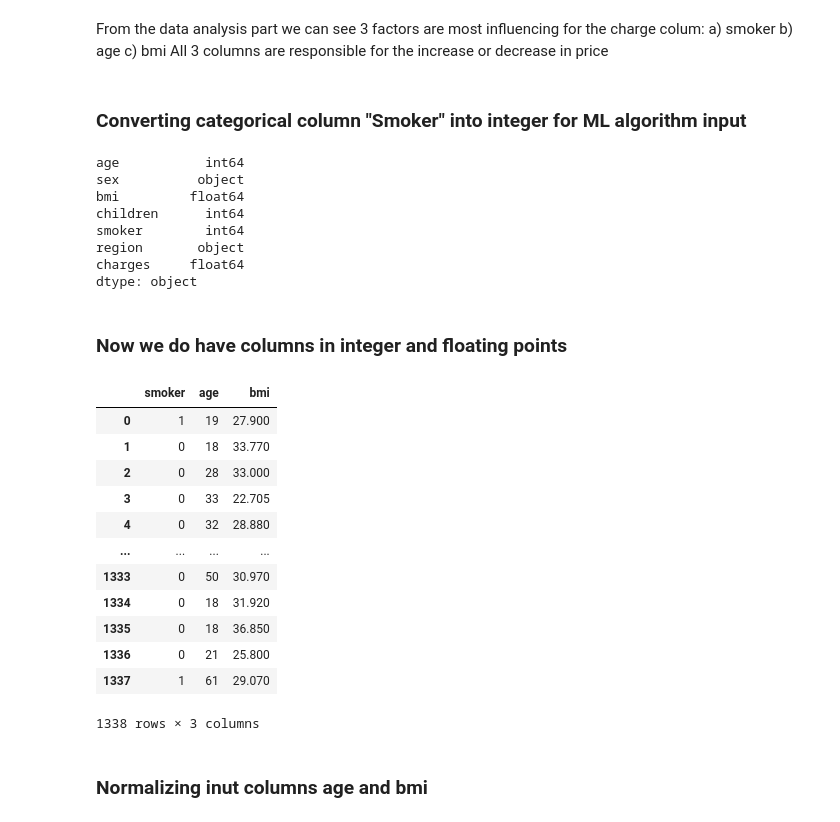
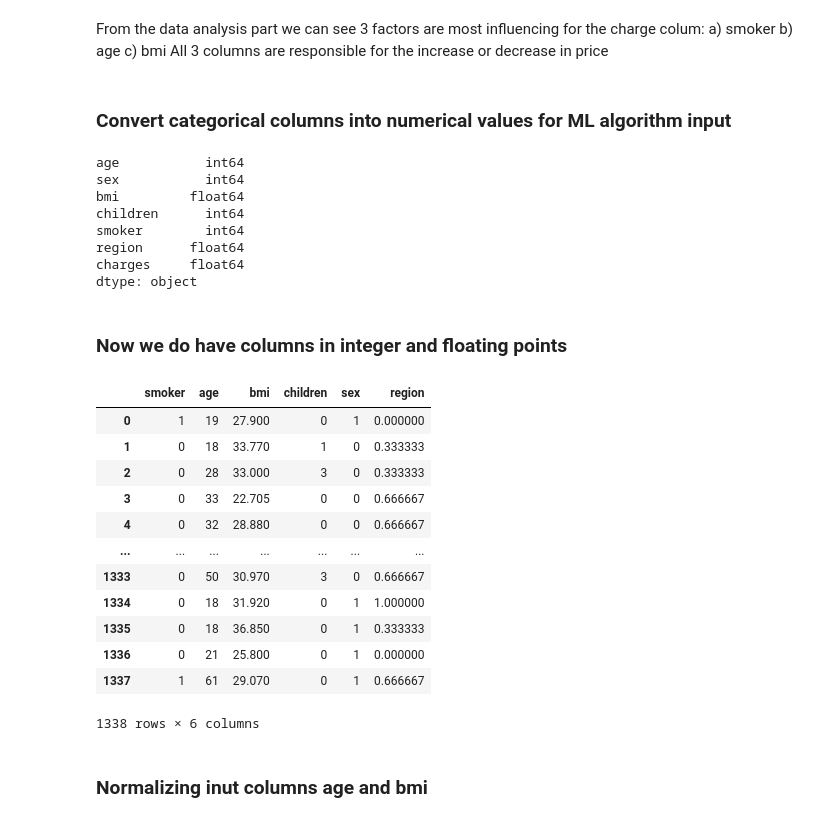
Before and after one commit to nmayne3/CPSC-483-Final-Project, a Jupyter notebook: HospitalCostPrediction.ipynb, the cells around one changed output. Drawn from its saved outputs; the diff is of its cells as text; code cells hidden in the pictures.

```diff
--- a/HospitalCostPrediction.ipynb
+++ b/HospitalCostPrediction.ipynb
@@ -312,4 +312,4 @@ b) age
 c) bmi
 All 3 columns are responsible for the increase or decrease in price
 # %% [markdown]
-### Converting categorical column "Smoker" into integer for ML algorithm input
+### Convert categorical columns into numerical values for ML algorithm input
@@ -320,34 +316,48 @@ maindf['smoker'] = maindf['smoker'].astype(int)
+# %%
+maindf.loc[maindf['smoker'] == 'no', 'smoker'] = '0'
+maindf.loc[maindf['smoker'] != '0', 'smoker'] = '1'
+maindf['smoker'] = maindf['smoker'].astype(int)
+
+maindf.loc[maindf['sex'] == 'male', 'sex'] = '0'
+maindf.loc[maindf['sex'] != '0', 'sex'] = '1'
+maindf['sex'] = maindf['sex'].astype(int)
+
+maindf.loc[maindf['region'] == 'southwest', 'region'] = 0
+maindf.loc[maindf['region'] == 'southeast', 'region'] = 1/3
+maindf.loc[maindf['region'] == 'northwest', 'region'] = 2/3
+maindf.loc[maindf['region'] == 'northeast', 'region'] = 1
+maindf['region'] = maindf['region'].astype(float)
 # %%
 maindf.dtypes
 # %% [output]
 age           int64
-sex          object
+sex           int64
 bmi         float64
 children      int64
 smoker        int64
-region       object
+region      float64
 charges     float64
 dtype: object
 # %% [markdown]
 ### Now we do have columns in integer and floating points
 # %%
 y = maindf['charges']
-x = maindf[['smoker','age','bmi']].iloc[:,:]
+x = maindf[['smoker','age','bmi', 'children', 'sex', 'region']].iloc[:,:]
 x
 # %% [output]
-|  | smoker | age | bmi |
-| 0 | 1 | 19 | 27.900 |
-| 1 | 0 | 18 | 33.770 |
-| 2 | 0 | 28 | 33.000 |
-| 3 | 0 | 33 | 22.705 |
-| 4 | 0 | 32 | 28.880 |
-| ... | ... | ... | ... |
-| 1333 | 0 | 50 | 30.970 |
-| 1334 | 0 | 18 | 31.920 |
-| 1335 | 0 | 18 | 36.850 |
-| 1336 | 0 | 21 | 25.800 |
-| 1337 | 1 | 61 | 29.070 |
+|  | smoker | age | bmi | children | sex | region |
+| 0 | 1 | 19 | 27.900 | 0 | 1 | 0.000000 |
+| 1 | 0 | 18 | 33.770 | 1 | 0 | 0.333333 |
+| 2 | 0 | 28 | 33.000 | 3 | 0 | 0.333333 |
+| 3 | 0 | 33 | 22.705 | 0 | 0 | 0.666667 |
+| 4 | 0 | 32 | 28.880 | 0 | 0 | 0.666667 |
+| ... | ... | ... | ... | ... | ... | ... |
+| 1333 | 0 | 50 | 30.970 | 3 | 0 | 0.666667 |
+| 1334 | 0 | 18 | 31.920 | 0 | 1 | 1.000000 |
+| 1335 | 0 | 18 | 36.850 | 0 | 1 | 0.333333 |
+| 1336 | 0 | 21 | 25.800 | 0 | 1 | 0.000000 |
+| 1337 | 1 | 61 | 29.070 | 0 | 1 | 0.666667 |
-1338 rows × 3 columns
+1338 rows × 6 columns
 # %% [markdown]
 ### Normalizing inut columns age and bmi
 # %%
```
Also changed, not shown: parts of 21 cells of this notebook.
